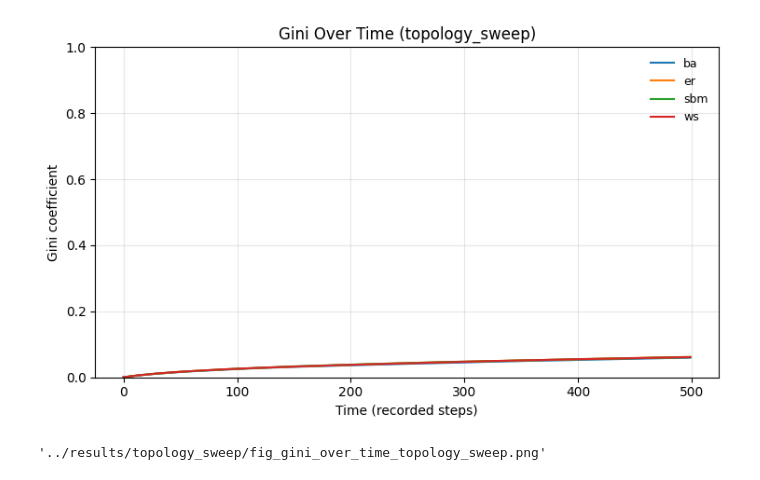
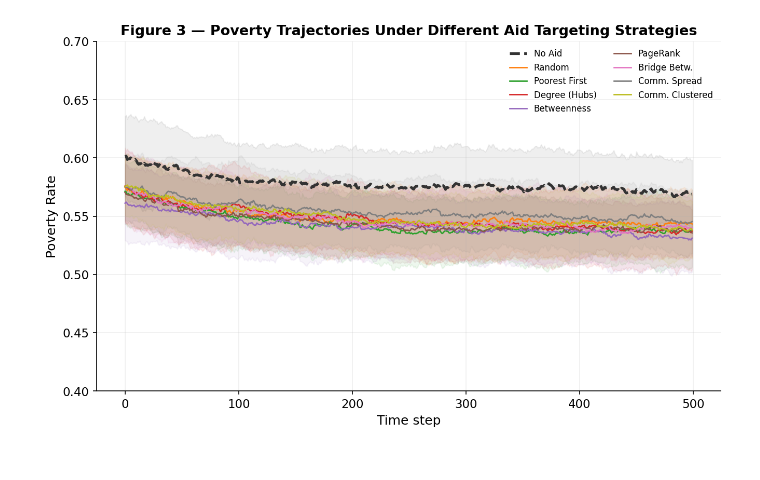
Before and after one commit to niranjandawadi/THESIS-EXPERIMENTS, a Jupyter notebook: notebooks/01_quick_plots.ipynb, the cells around one changed output. Cells and saved outputs as stored; diff of their text form; code cells hidden in the pictures.

```diff
--- a/notebooks/01_quick_plots.ipynb
+++ b/notebooks/01_quick_plots.ipynb
@@ -82,30 +142,36 @@ out
 # %%
-fig = plt.figure(figsize=(7.5, 4.5))
-ax = plt.gca()
+# ═══════════════════════════════════════════════════════════════
+# FIGURE 3: Poverty Over Time by Targeting Strategy
+# ═══════════════════════════════════════════════════════════════
 
-for g in sorted(df_ts[GROUP_COL].unique()):
-    sub = df_ts[df_ts[GROUP_COL] == g].sort_values("t")
-    x = sub["t"].to_numpy()
-    y = sub["gini_mean"].to_numpy()
-    s = sub["gini_std"].to_numpy()
+fig, ax = plt.subplots(figsize=(9, 5.5))
 
-    ax.plot(x, y, label=str(g))
-    ax.fill_between(x, y - s, y + s, alpha=0.2)
+cmap = plt.cm.tab10
+strat_colors = {s: cmap(i) for i, s in enumerate(STRAT_ORDER)}
+strat_colors["none"] = "#333333"
 
-ax.set_xlabel("Time (recorded steps)")
-ax.set_ylabel("Gini coefficient")
-ax.set_title(f"Gini Over Time ({EXPERIMENT})")
-ax.set_ylim(0, 1)
-ax.grid(True, alpha=0.3)
-ax.legend(frameon=False, fontsize=9)
+for s in STRAT_ORDER:
+    sub = seed_ts[seed_ts["strategy"] == s].sort_values("t")
+    if sub.empty:
+        continue
+    x = sub["t"].values
+    y = sub["pov_mean"].values
+    sd = sub["pov_std"].values
+    lw = 2.5 if s == "none" else 1.3
+    ls = "--" if s == "none" else "-"
+    ax.plot(x, y, label=STRAT_LABELS.get(s, s), color=strat_colors[s], linewidth=lw, linestyle=ls)
+    ax.fill_between(x, y - sd, y + sd, alpha=0.08, color=strat_colors[s])
 
-out = os.path.join(RESULTS_DIR, f"fig_gini_over_time_{EXPERIMENT}.png")
+ax.set_xlabel("Time step")
+ax.set_ylabel("Poverty Rate")
+ax.set_title("Figure 3 — Poverty Trajectories Under Different Aid Targeting Strategies",
+             fontweight="bold")
+ax.set_ylim(0.40, 0.70)
+ax.grid(True, alpha=0.2)
+ax.legend(frameon=False, fontsize=8, ncol=2, loc="upper right")
 fig.tight_layout()
-fig.savefig(out, dpi=300)
+fig.savefig(os.path.join(SEED_DIR, "fig3_poverty_by_strategy.png"), dpi=300, bbox_inches="tight")
 plt.show()
-
-out
 # %% [output]
-[figure, old version]
+[figure, new version]
-'../results/topology_sweep/fig_gini_over_time_topology_sweep.png'
 # %%
```
Also changed, not shown: parts of 9 cells of this notebook, 6 other files.
